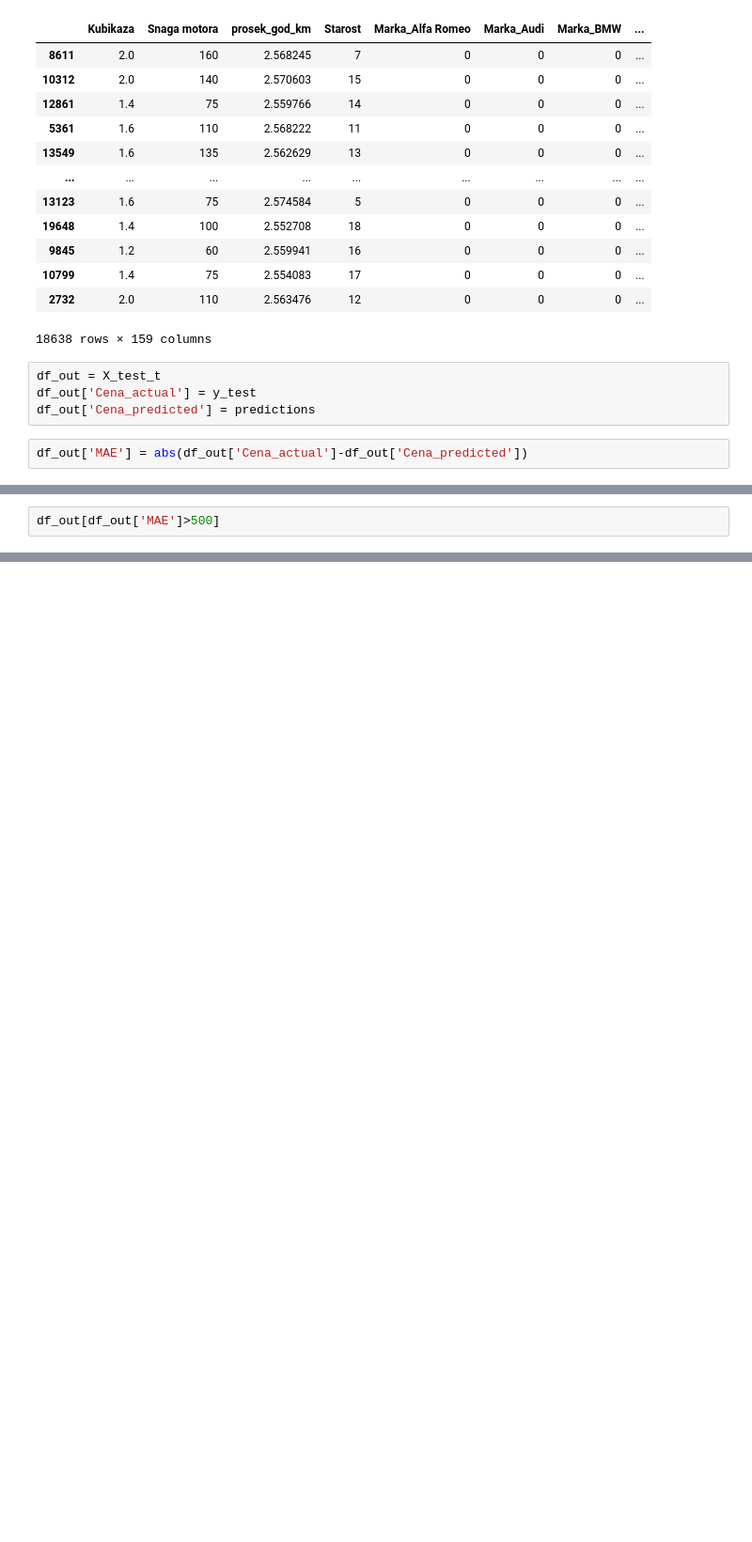
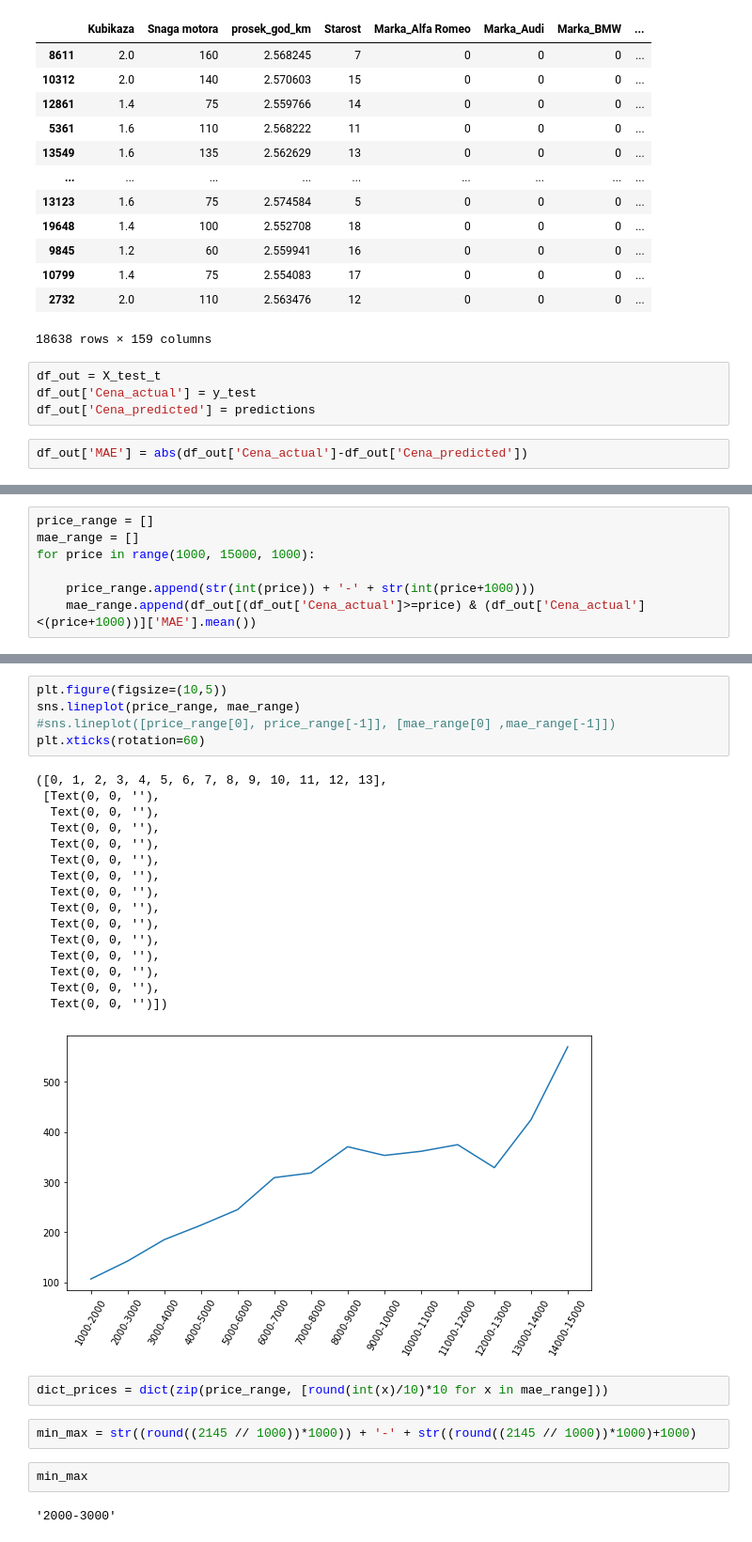
Before and after one commit to trsavi/Machine-Learning-Web-App, a Jupyter notebook: Box Cox Transformation .ipynb, the cells around one changed output, grey strips where cells are left out. Shown at 94% size. Cells and saved outputs as stored; diff of their text form; blank space fills up the shorter version.

```diff
--- a/Box Cox Transformation .ipynb
+++ b/Box Cox Transformation .ipynb
@@ -497,2 +580,7 @@ plt.show()
 # %%
-df_out[df_out['MAE']>500]
+price_range = []
+mae_range = []
+for price in range(1000, 15000, 1000):
+
+    price_range.append(str(int(price)) + '-' + str(int(price+1000)))
+    mae_range.append(df_out[(df_out['Cena_actual']>=price) & (df_out['Cena_actual']<(price+1000))]['MAE'].mean())
@@ -512,0 +587,30 @@ df_out[df_out['MAE']>500]
+# %%
+plt.figure(figsize=(10,5))
+sns.lineplot(price_range, mae_range)
+#sns.lineplot([price_range[0], price_range[-1]], [mae_range[0] ,mae_range[-1]])
+plt.xticks(rotation=60)
+# %% [output]
+([0, 1, 2, 3, 4, 5, 6, 7, 8, 9, 10, 11, 12, 13],
+ [Text(0, 0, ''),
+  Text(0, 0, ''),
+  Text(0, 0, ''),
+  Text(0, 0, ''),
+  Text(0, 0, ''),
+  Text(0, 0, ''),
+  Text(0, 0, ''),
+  Text(0, 0, ''),
+  Text(0, 0, ''),
+  Text(0, 0, ''),
+  Text(0, 0, ''),
+  Text(0, 0, ''),
+  Text(0, 0, ''),
+  Text(0, 0, '')])
+[figure, added]
+# %%
+dict_prices = dict(zip(price_range, [round(int(x)/10)*10 for x in mae_range]))
+# %%
+min_max = str((round((2145 // 1000))*1000)) + '-' + str((round((2145 // 1000))*1000)+1000)
+# %%
+min_max
+# %% [output]
+'2000-3000'
```
Also changed, not shown: parts of 16 cells of this notebook, 2 other files.
